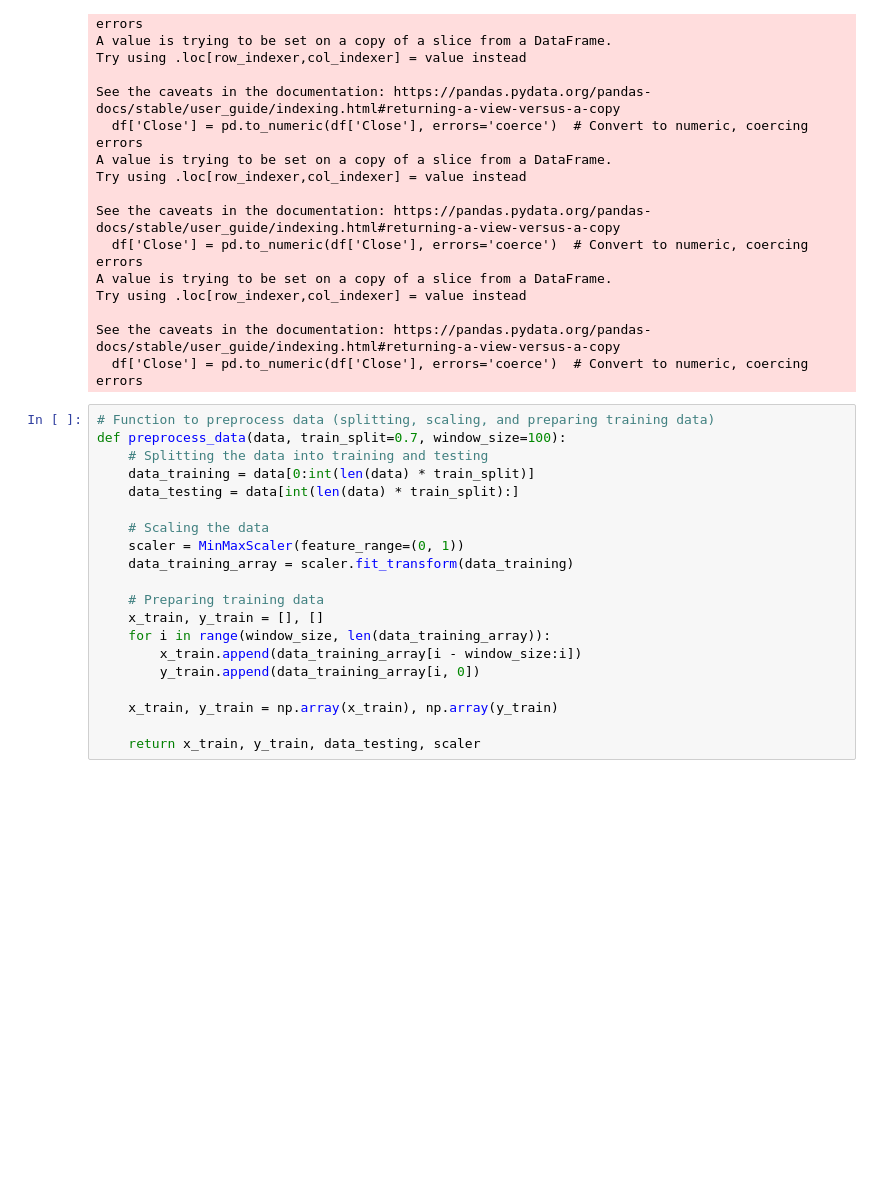
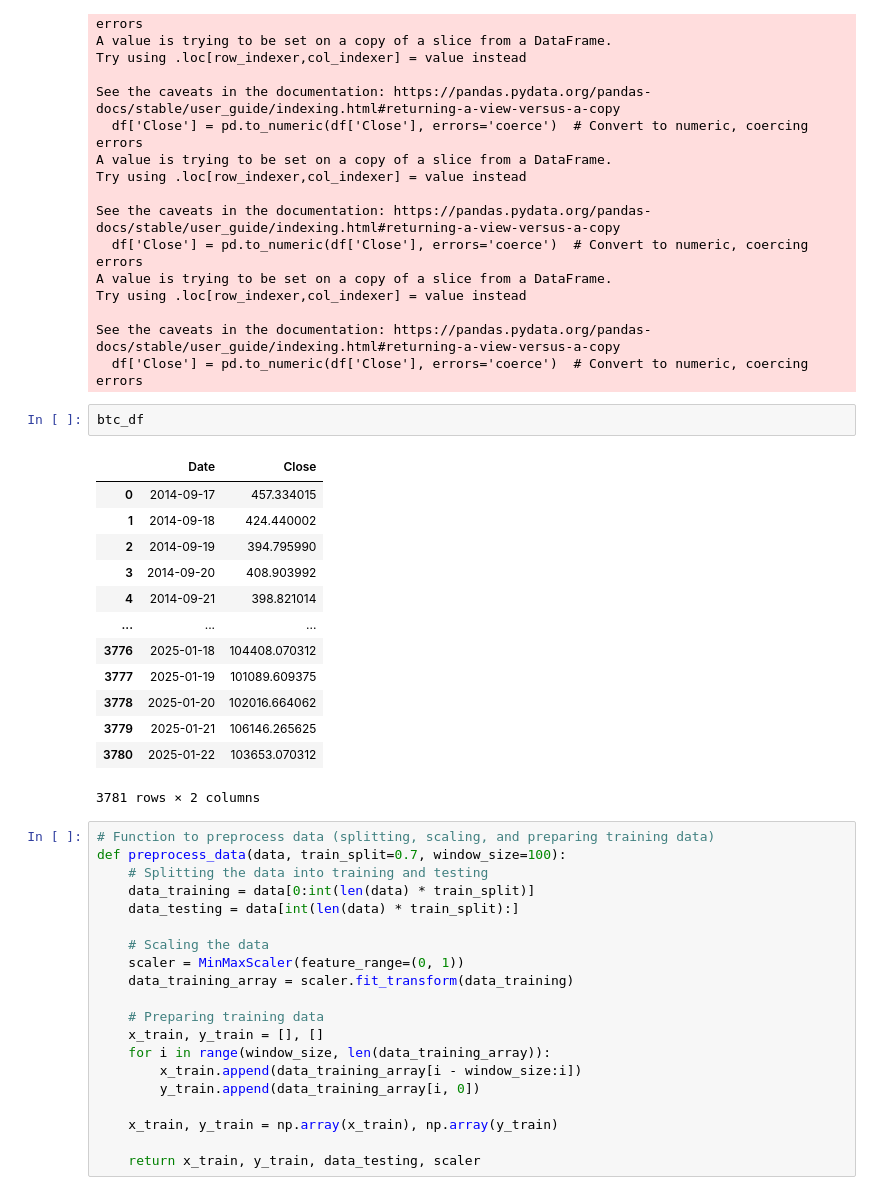
Before and after one commit to JoyChang10/Forkaia, a Jupyter notebook: task1000/stacked_lstm/stock_prediction.ipynb, the cells around one changed output. Cells and saved outputs as stored; diff of their text form; blank space fills up the shorter version.

```diff
--- a/task1000/stacked_lstm/stock_prediction.ipynb
+++ b/task1000/stacked_lstm/stock_prediction.ipynb
@@ -52,6 +53,22 @@ Try using .loc[row_indexer,col_indexer] = value instead
 
 See the caveats in the documentation: https://pandas.pydata.org/pandas-docs/stable/user_guide/indexing.html#returning-a-view-versus-a-copy
   df['Close'] = pd.to_numeric(df['Close'], errors='coerce')  # Convert to numeric, coercing errors
+# %%
+btc_df
+# %% [output]
+|  | Date | Close |
+| 0 | 2014-09-17 | 457.334015 |
+| 1 | 2014-09-18 | 424.440002 |
+| 2 | 2014-09-19 | 394.795990 |
+| 3 | 2014-09-20 | 408.903992 |
+| 4 | 2014-09-21 | 398.821014 |
+| ... | ... | ... |
+| 3776 | 2025-01-18 | 104408.070312 |
+| 3777 | 2025-01-19 | 101089.609375 |
+| 3778 | 2025-01-20 | 102016.664062 |
+| 3779 | 2025-01-21 | 106146.265625 |
+| 3780 | 2025-01-22 | 103653.070312 |
+3781 rows × 2 columns
 # %%
 # Function to preprocess data (splitting, scaling, and preparing training data)
 def preprocess_data(data, train_split=0.7, window_size=100):
```
Also changed, not shown: parts of 14 cells of this notebook.
